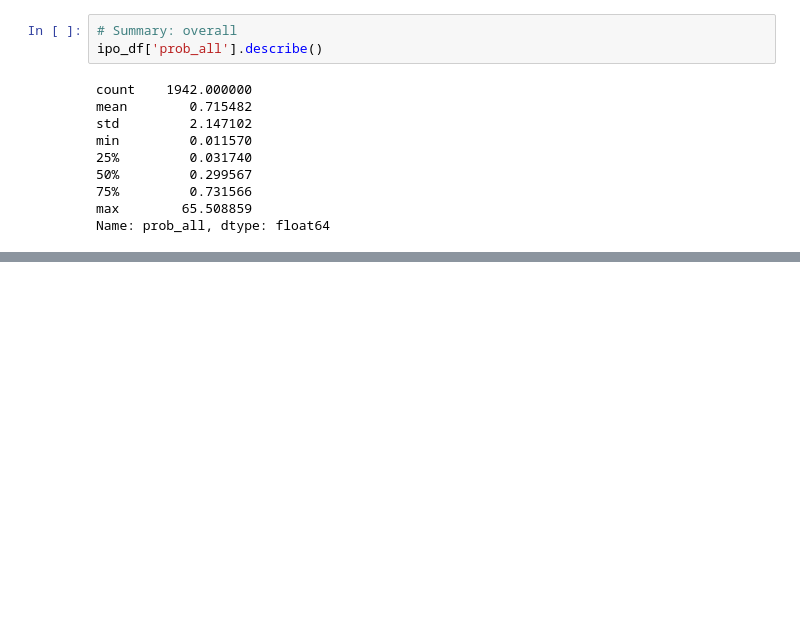
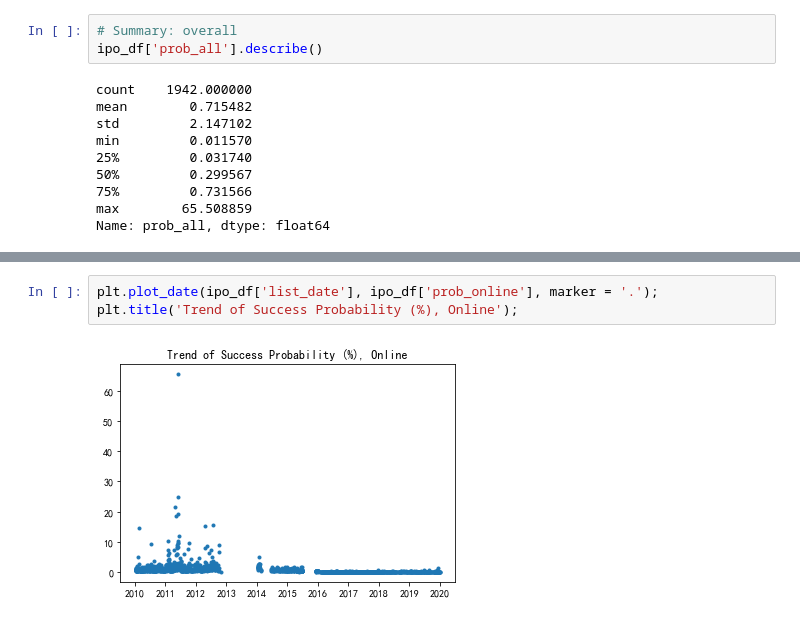
Before and after one commit to sparktseung/Chinese-IPO, a Jupyter notebook: Chinese-IPO.ipynb, the cells around one changed output, grey strips where cells are left out. Drawn from its saved outputs; the diff is of its cells as text; blank space fills up the shorter version.

```diff
--- a/Chinese-IPO.ipynb
+++ b/Chinese-IPO.ipynb
@@ -201,0 +172,5 @@ Name: prob_all, dtype: float64
+# %%
+plt.plot_date(ipo_df['list_date'], ipo_df['prob_online'], marker = '.');
+plt.title('Trend of Success Probability (%), Online');
+# %% [output]
+[figure, added]
```
Also changed, not shown: parts of 35 cells of this notebook, 24 other files.
